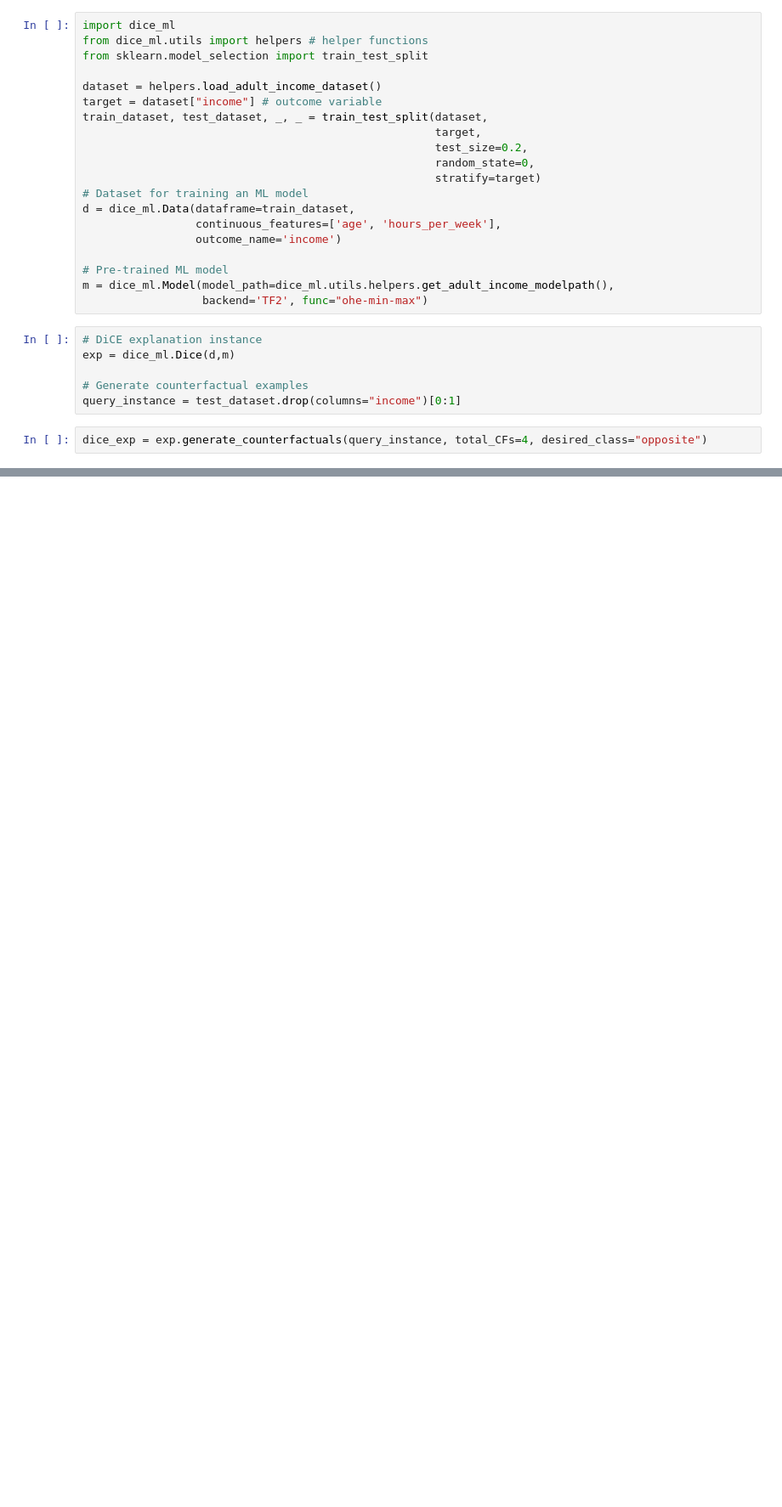
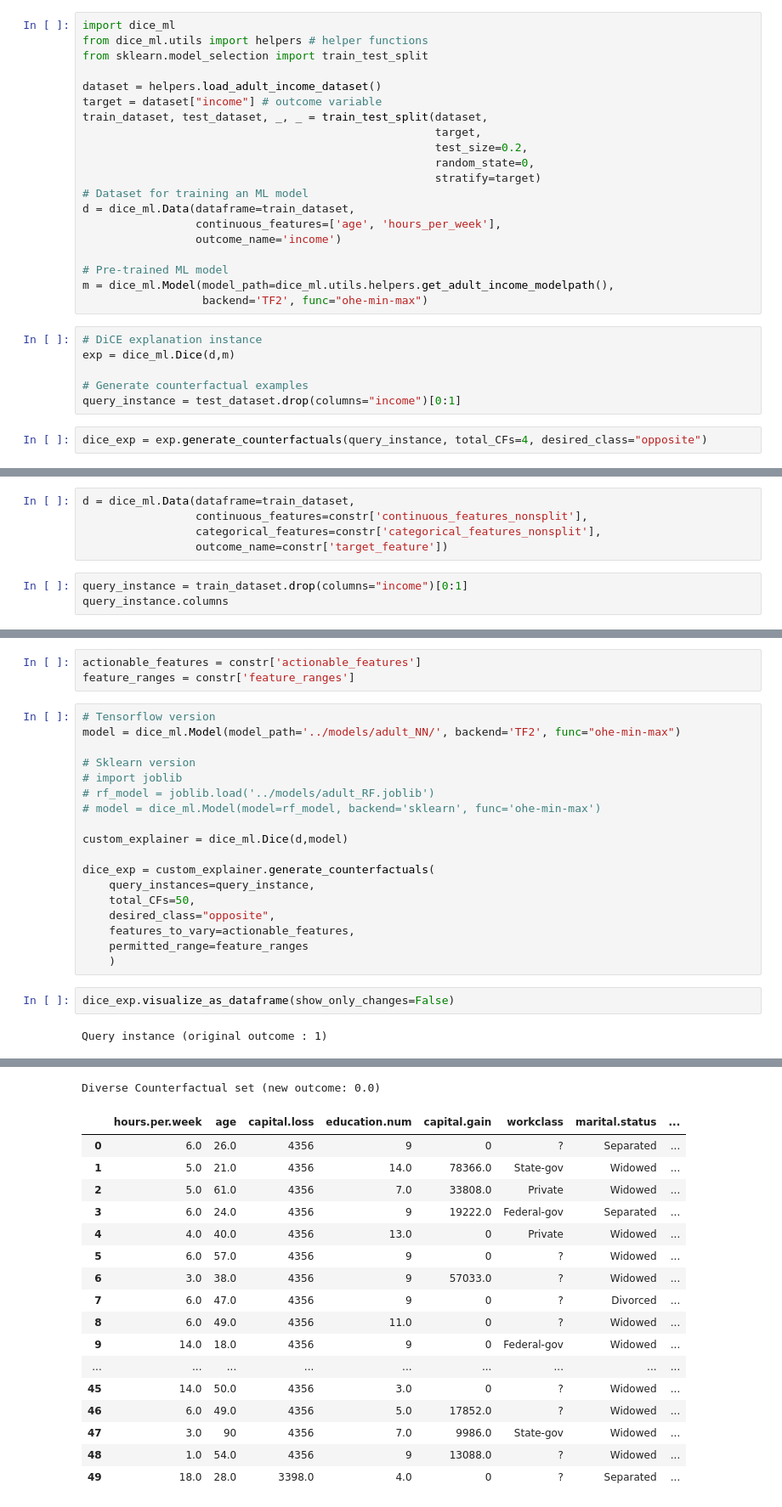
Before and after one commit to istepka/MCSECE, a Jupyter notebook: src/diceml_case_study.ipynb, the cells around one changed output, grey strips where cells are left out. Shown at 85% size. Cells and saved outputs as stored; diff of their text form; blank space fills up the shorter version.

```diff
--- a/src/diceml_case_study.ipynb
+++ b/src/diceml_case_study.ipynb
@@ -41,0 +75,8 @@ Diverse Counterfactual set (new outcome: 1.0)
+# %%
+d = dice_ml.Data(dataframe=train_dataset,
+                 continuous_features=constr['continuous_features_nonsplit'],
+                 categorical_features=constr['categorical_features_nonsplit'],
+                 outcome_name=constr['target_feature'])
+# %%
+query_instance = train_dataset.drop(columns="income")[0:1]
+query_instance.columns
@@ -41,0 +90,25 @@ Diverse Counterfactual set (new outcome: 1.0)
+# %%
+actionable_features = constr['actionable_features']
+feature_ranges = constr['feature_ranges']
+# %%
+# Tensorflow version
+model = dice_ml.Model(model_path='../models/adult_NN/', backend='TF2', func="ohe-min-max")
+
+# Sklearn version
+# import joblib
+# rf_model = joblib.load('../models/adult_RF.joblib')
+# model = dice_ml.Model(model=rf_model, backend='sklearn', func='ohe-min-max')
+
+custom_explainer = dice_ml.Dice(d,model)
+
+dice_exp = custom_explainer.generate_counterfactuals(
+    query_instances=query_instance,
+    total_CFs=50,
+    desired_class="opposite",
+    features_to_vary=actionable_features,
+    permitted_range=feature_ranges
+    )
+# %%
+dice_exp.visualize_as_dataframe(show_only_changes=False)
+# %% [output]
+Query instance (original outcome : 1)
@@ -41,0 +117,18 @@ Diverse Counterfactual set (new outcome: 1.0)
+Diverse Counterfactual set (new outcome: 0.0)
+|  | hours.per.week | age | capital.loss | education.num | capital.gain | workclass | marital.status | ... |
+| 0 | 6.0 | 26.0 | 4356 | 9 | 0 | ? | Separated | ... |
+| 1 | 5.0 | 21.0 | 4356 | 14.0 | 78366.0 | State-gov | Widowed | ... |
+| 2 | 5.0 | 61.0 | 4356 | 7.0 | 33808.0 | Private | Widowed | ... |
+| 3 | 6.0 | 24.0 | 4356 | 9 | 19222.0 | Federal-gov | Separated | ... |
+| 4 | 4.0 | 40.0 | 4356 | 13.0 | 0 | Private | Widowed | ... |
+| 5 | 6.0 | 57.0 | 4356 | 9 | 0 | ? | Widowed | ... |
+| 6 | 3.0 | 38.0 | 4356 | 9 | 57033.0 | ? | Widowed | ... |
+| 7 | 6.0 | 47.0 | 4356 | 9 | 0 | ? | Divorced | ... |
+| 8 | 6.0 | 49.0 | 4356 | 11.0 | 0 | ? | Widowed | ... |
+| 9 | 14.0 | 18.0 | 4356 | 9 | 0 | Federal-gov | Widowed | ... |
+| ... | ... | ... | ... | ... | ... | ... | ... | ... |
+| 45 | 14.0 | 50.0 | 4356 | 3.0 | 0 | ? | Widowed | ... |
+| 46 | 6.0 | 49.0 | 4356 | 5.0 | 17852.0 | ? | Widowed | ... |
+| 47 | 3.0 | 90 | 4356 | 7.0 | 9986.0 | State-gov | Widowed | ... |
+| 48 | 1.0 | 54.0 | 4356 | 9 | 13088.0 | ? | Widowed | ... |
+| 49 | 18.0 | 28.0 | 3398.0 | 4.0 | 0 | ? | Separated | ... |
```
Also changed, not shown: parts of 16 cells of this notebook, 20 other files.
